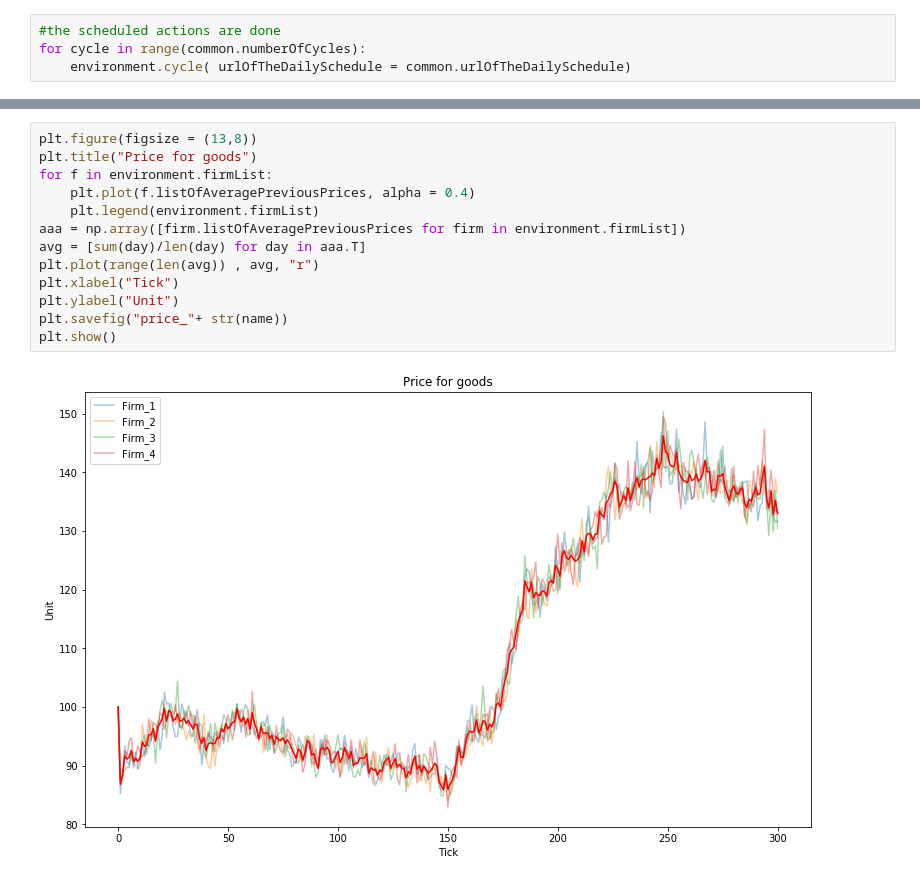
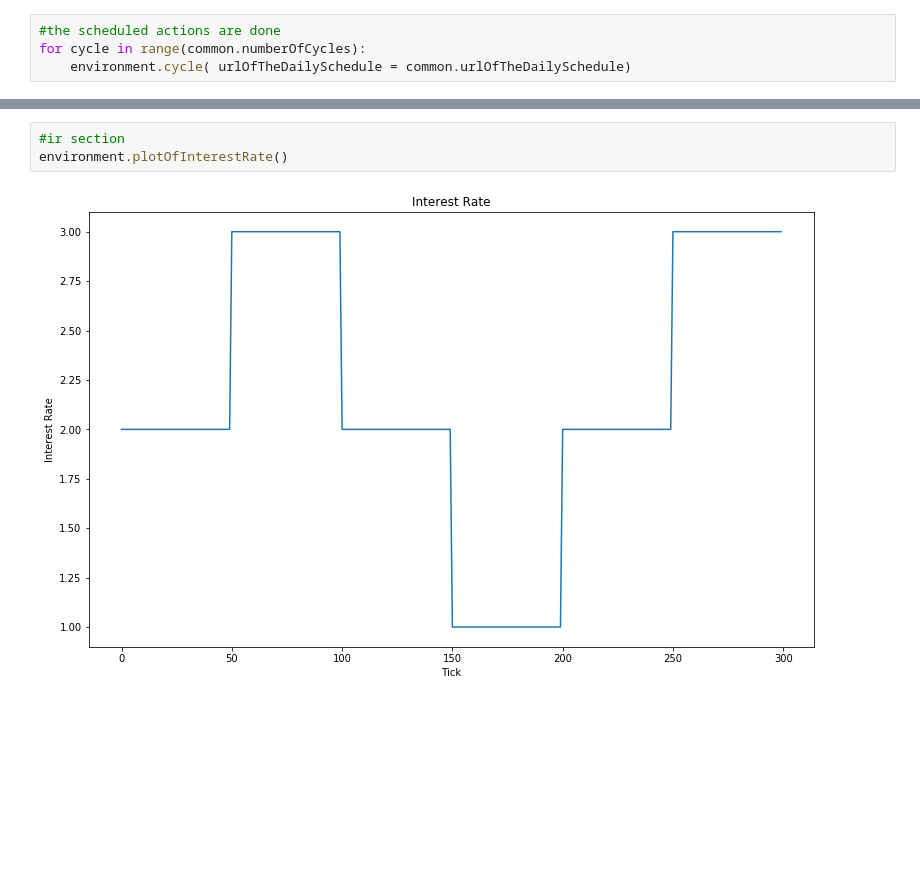
Before and after one commit to 4g0/Econofisica18-19, a Jupyter notebook: Model.ipynb, the cells around one changed output, grey strips where cells are left out. Drawn from its saved outputs; the diff is of its cells as text; blank space fills up the shorter version.

```diff
--- a/Model.ipynb
+++ b/Model.ipynb
@@ -84,16 +48,6 @@ plt.show()
-# %%
-plt.figure(figsize = (13,8))
-plt.title("Price for goods")
-for f in environment.firmList:
-    plt.plot(f.listOfAveragePreviousPrices, alpha = 0.4)
-    plt.legend(environment.firmList)
-aaa = np.array([firm.listOfAveragePreviousPrices for firm in environment.firmList])
-avg = [sum(day)/len(day) for day in aaa.T]
-plt.plot(range(len(avg)) , avg, "r")
-plt.xlabel("Tick")
-plt.ylabel("Unit")
-plt.savefig("price_"+ str(name))
-plt.show()
-# %% [output]
-[figure, removed]
+# %%
+#ir section
+environment.plotOfInterestRate()
+# %% [output]
+[figure, added]
 # %%
```
Also changed, not shown: parts of 7 cells of this notebook, 3 other files.
